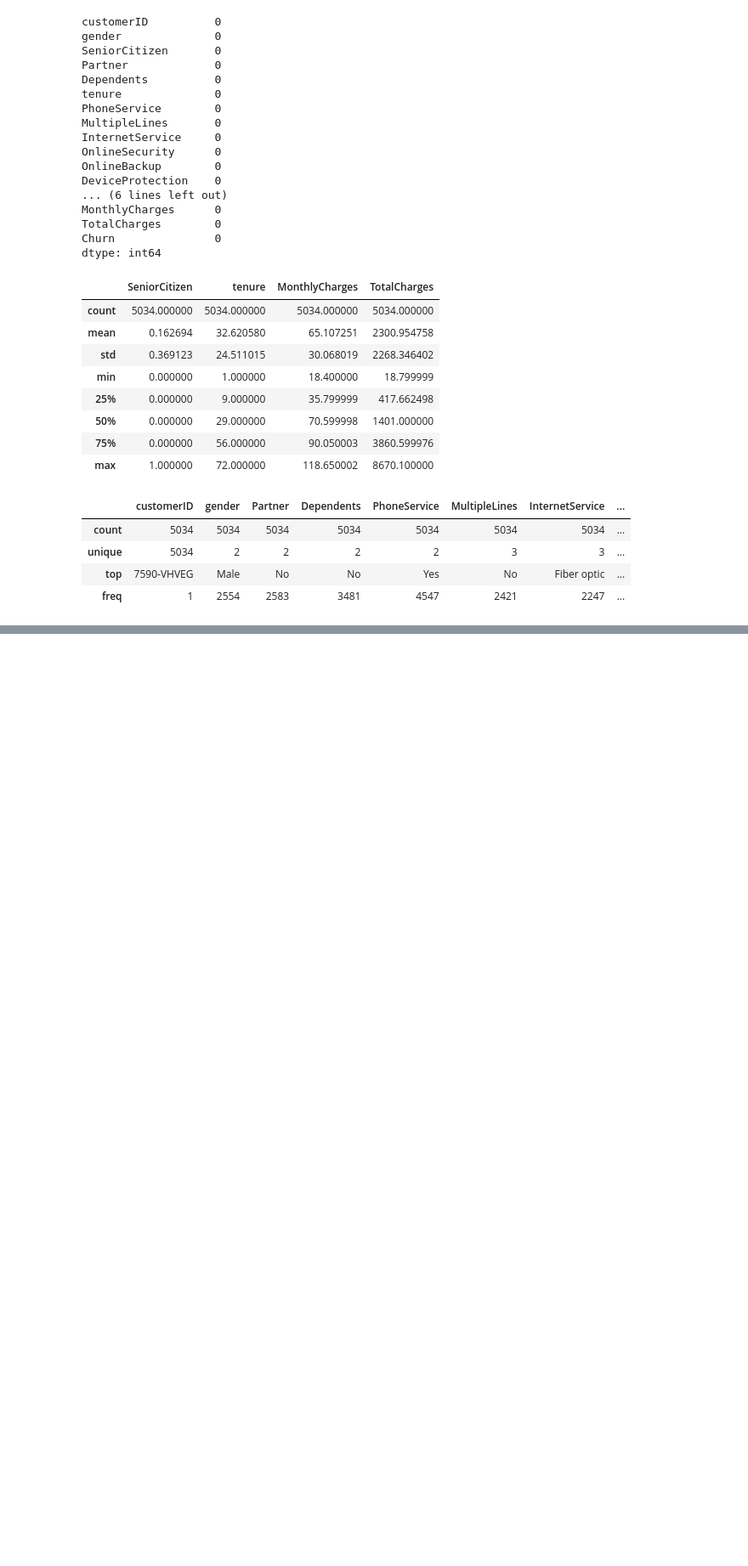
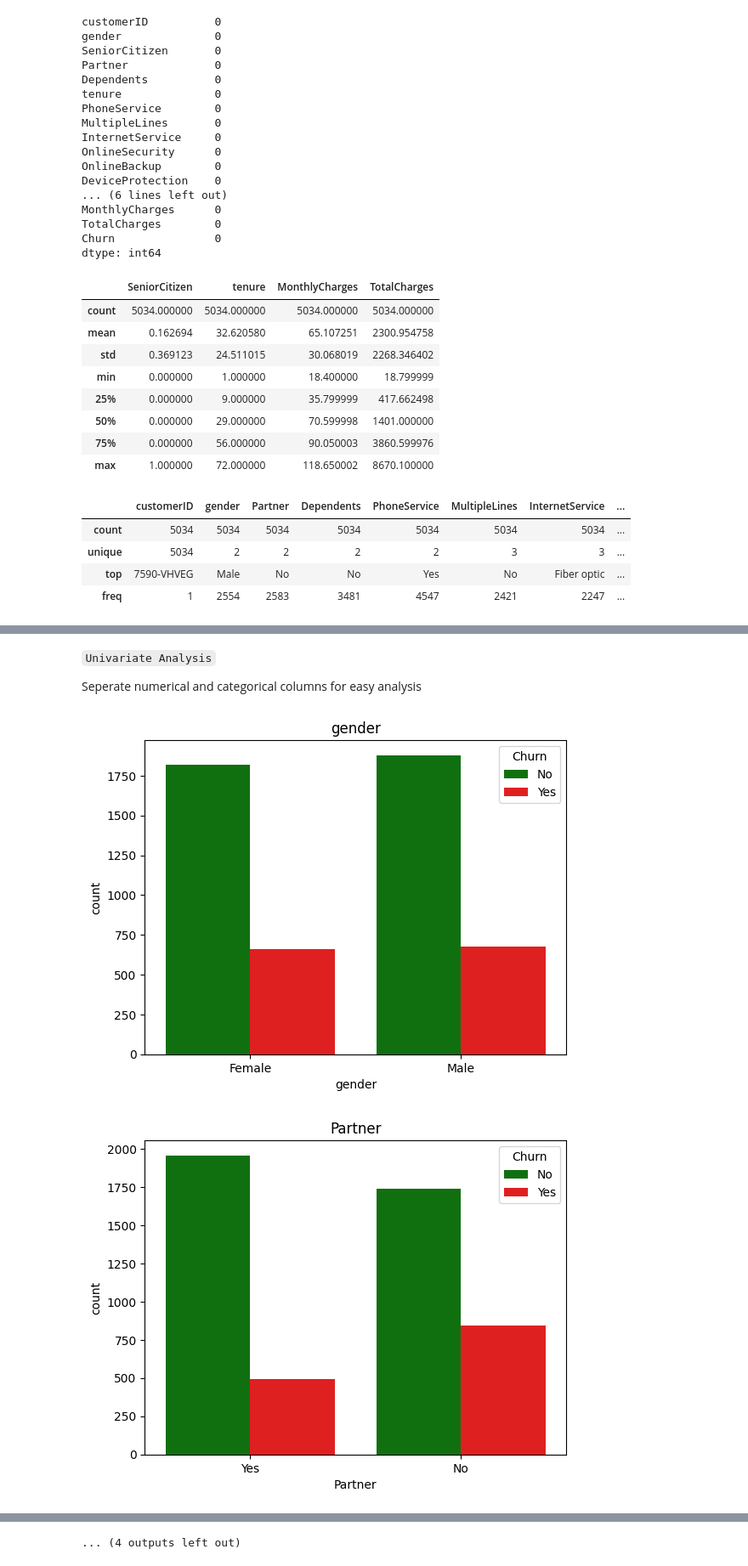
Before and after one commit to zubeetech/Customer-Churn-Prediction, a Jupyter notebook: Notebook/customer_churn.ipynb, the cells around one changed output, grey strips where cells are left out. Shown at 85% size. Cells and saved outputs as stored; diff of their text form; code cells hidden in the pictures; blank space fills up the shorter version.

Commit message:
Done with Univariate analysis

```diff
--- a/Notebook/customer_churn.ipynb
+++ b/Notebook/customer_churn.ipynb
@@ -387,0 +391,19 @@ From the above descriptive stats we can extract the following;
+# %% [markdown]
+`Univariate Analysis`
+
+Seperate numerical and categorical columns for easy analysis
+# %%
+# Seperate numerical and categorical columns
+cat_cols = df.select_dtypes(include=['object']).columns
+num_cols = df.select_dtypes(include=np.number).columns.tolist()
+# %%
+# Display countplot for all the categorical columns
+colors = ['green', 'red']
+for col in cat_cols:
+    if col not in ['customerID']:
+        # if col == ['PaymentMethod']:
+        sns.countplot(x=col, data=df, hue='Churn', palette=colors).set_title(col)
+        plt.show()
+# %% [output]
+[figure, added]
+[figure, added]
@@ -387,0 +420 @@ From the above descriptive stats we can extract the following;
+... (4 outputs left out)
```
Also changed, not shown: parts of 7 cells of this notebook.
